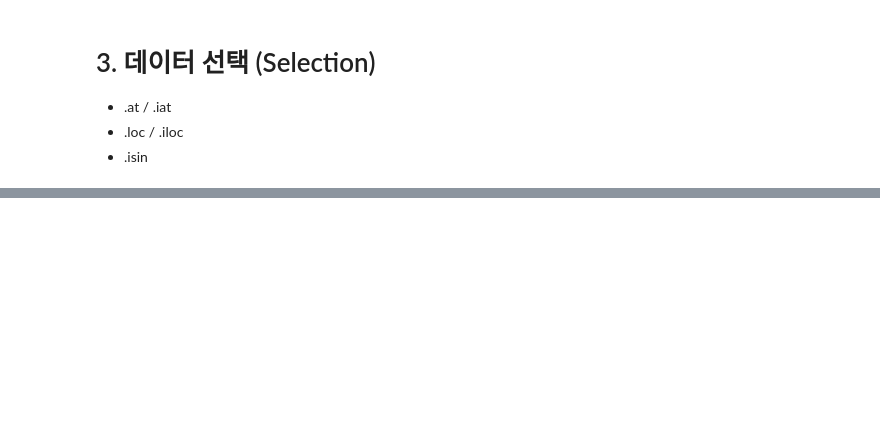
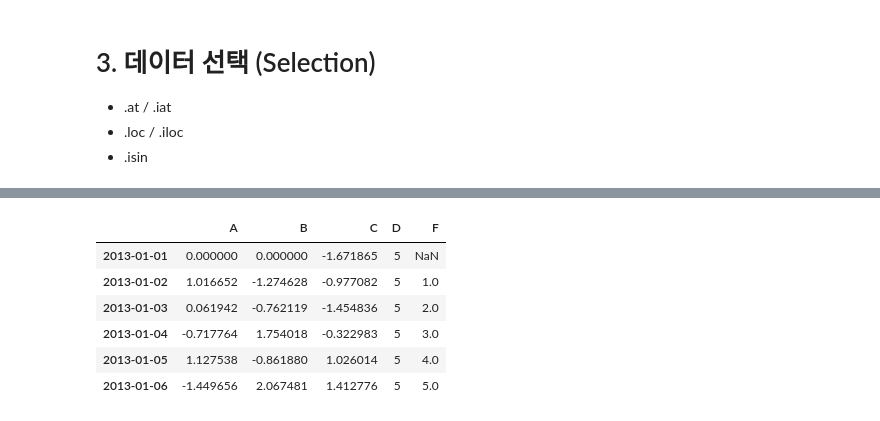
Before and after one commit to hanna-joo/Edu_BigData, a Jupyter notebook: python_edu/pandas_basic.ipynb, the cells around one changed output, grey strips where cells are left out. Saved outputs shown, nothing was run; the diff lists cells and outputs as text; code cells hidden in the pictures; blank space fills up the shorter version.

```diff
--- a/python_edu/pandas_basic.ipynb
+++ b/python_edu/pandas_basic.ipynb
@@ -276,0 +348,14 @@ df.iat[1,1]
+# %%
+# 새로운 값으로 바꾸기
+df.at[dates[0],'A'] = 0
+df.iat[0, 1] = 0
+df.loc[:, 'D'] = np.array([5] * len(df))
+df
+# %% [output]
+|  | A | B | C | D | F |
+| 2013-01-01 | 0.000000 | 0.000000 | -1.671865 | 5 | NaN |
+| 2013-01-02 | 1.016652 | -1.274628 | -0.977082 | 5 | 1.0 |
+| 2013-01-03 | 0.061942 | -0.762119 | -1.454836 | 5 | 2.0 |
+| 2013-01-04 | -0.717764 | 1.754018 | -0.322983 | 5 | 3.0 |
+| 2013-01-05 | 1.127538 | -0.861880 | 1.026014 | 5 | 4.0 |
+| 2013-01-06 | -1.449656 | 2.067481 | 1.412776 | 5 | 5.0 |
```
Also changed, not shown: parts of 36 cells of this notebook.
